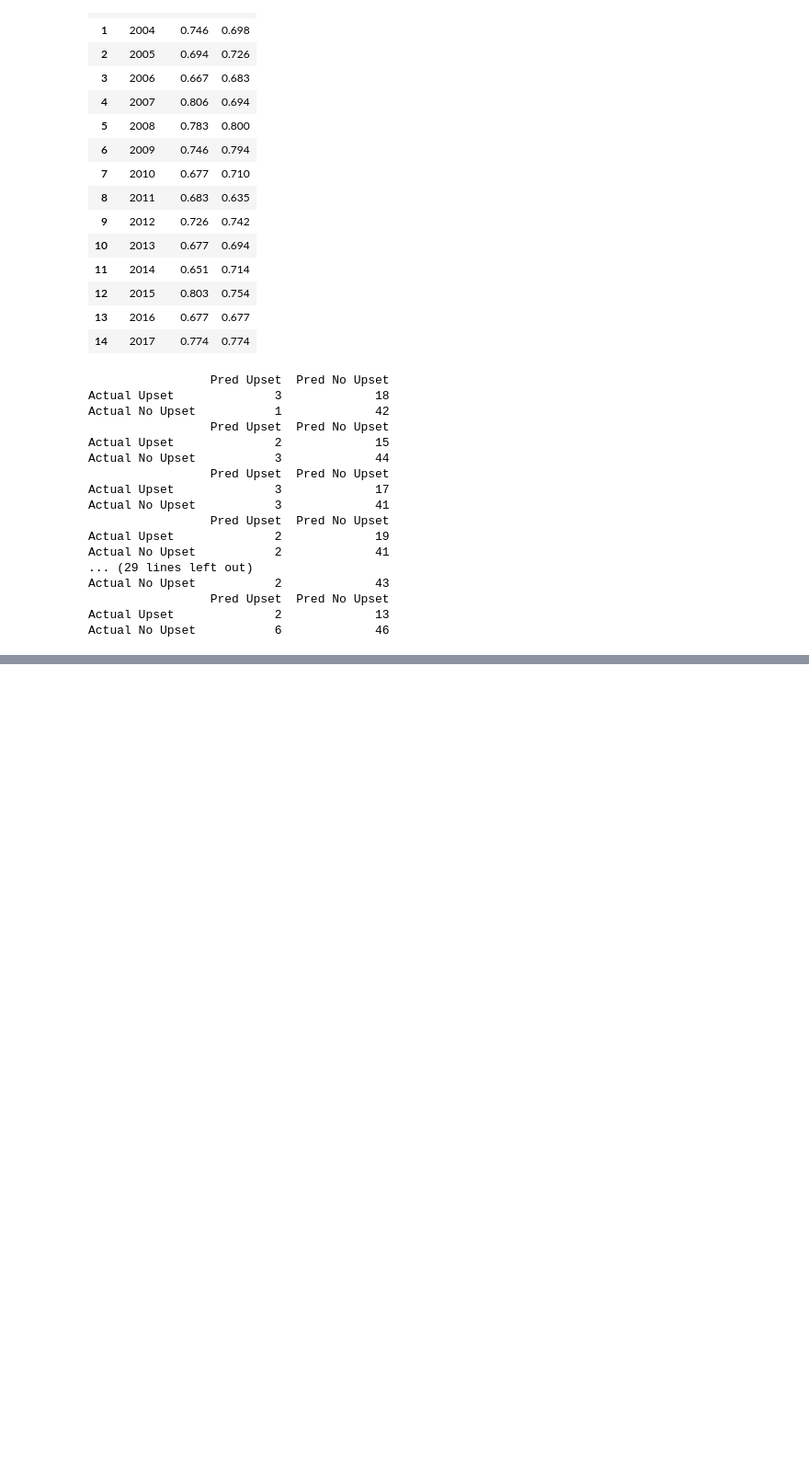
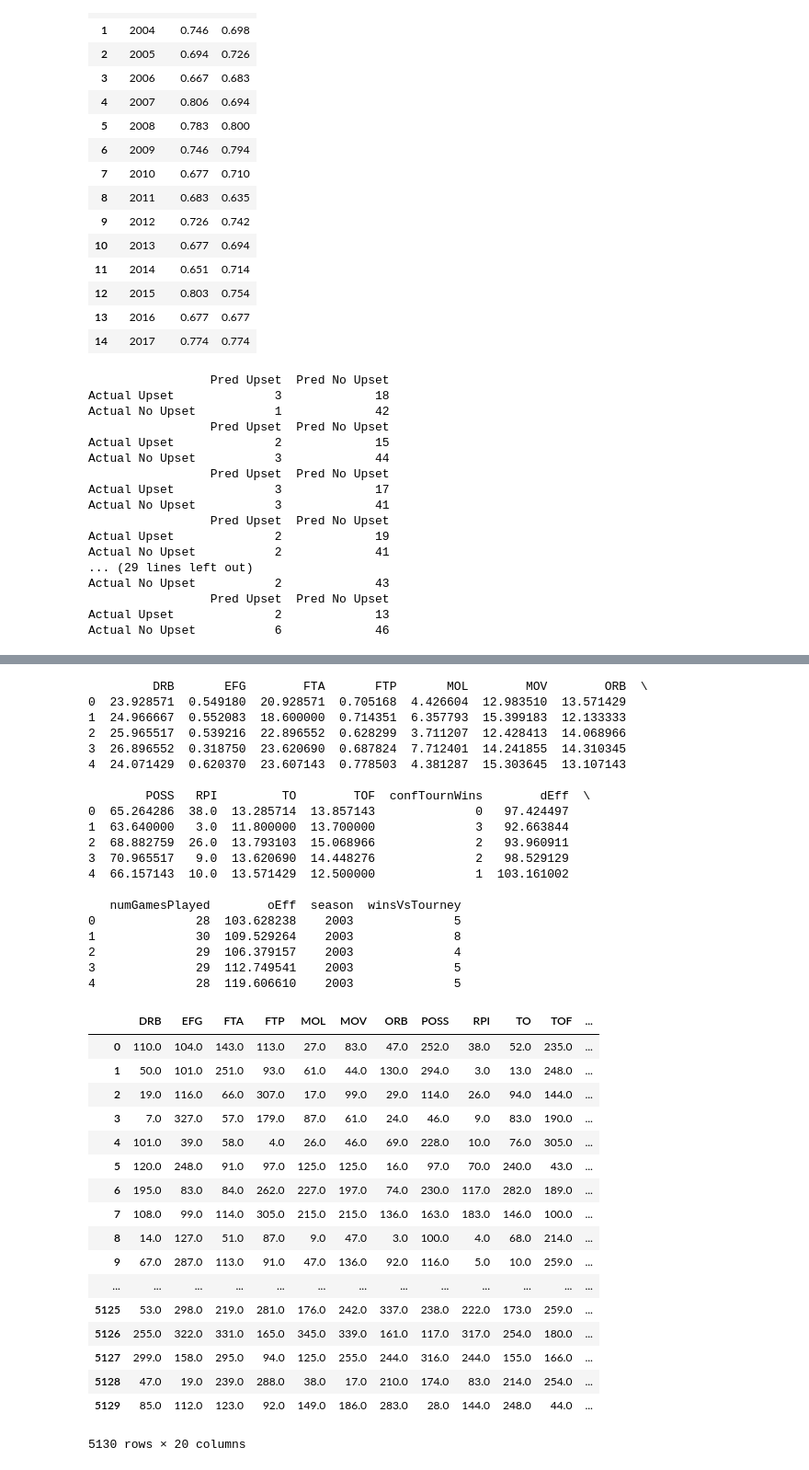
Before and after one commit to dlernz/march_madness, a Jupyter notebook: Predicting March Madness Games using Random Forests.ipynb, the cells around one changed output, grey strips where cells are left out. Shown at 92% size. Cells and saved outputs as stored; diff of their text form; code cells hidden in the pictures; blank space fills up the shorter version.

Commit message:
helper functions for ordinals"

```diff
--- a/Predicting March Madness Games using Random Forests.ipynb
+++ b/Predicting March Madness Games using Random Forests.ipynb
@@ -537,6 +537,40 @@ def getSeasonStats(ncaaTourneyTeams):
         lTeam.RPI = lRPI
         lTeam.updateStats(row, False)
     return teams
+
+def getTeamStats(teams):
+    """
+    Get season stats for each team in a Data Frame. Able to see yearly averages and totals for stored
+    statistical categories in each team object in teams dictionary
+    """
+    allTeamData = []
+    for team in teams:
+        idAndSeason = team.split("_")
+        season = idAndSeason[1]
+        _id = idAndSeason[0]
+        teamData = teams[team].objToDict()
+        teamData['id'] = _id
+        teamData['season'] = season
+        allTeamData.append(teamData)
+    return pd.DataFrame(allTeamData)
+
+def getOrdinals(teamStats):
+    """
+    Get DataFrame where team stats are converted to ordinal rankings, grouped by season
+    Certain categories are ranked where the min of the group is the highest ranking (Ex: RPI)
+    """
+    toReturn = teamStats.copy()
+    copy = toReturn.copy()
+    copy['season'] = copy['season'].astype(int)
+    copy.drop(copy.select_dtypes(['object']), inplace=True, axis=1)
+    new = copy.groupby('season').rank(axis = 1, ascending = False, method = 'min')
+    new.drop(columns=['numGamesPlayed'])
+    copy.update(new)
+    toSwap = ['RPI', 'MOL', 'TO', 'confTournWins', 'dEff', 'winsVsTourney']
+    for item in toSwap:
+        copy[item] = copy.groupby('season')[item].rank(ascending = False, method = 'max')
+    toReturn.update(copy)
+    return toReturn
 
 def populateNCAATourneyTeams():
     """
@@ -615,6 +649,9 @@ def getMatchupData():
         matchups = getMatchups(teamObjs)
         matchups.to_csv("Data/output/matchups.csv", index=False)
         return matchups
+# %%
+ncaaTourneyTeams = populateNCAATourneyTeams()
+teamObjs = getSeasonStats(ncaaTourneyTeams)
 # %%
     matchups = getMatchupData()
     seededMatches = mergeRankings(matchups)
@@ -642,0 +659,43 @@ sortedMatches
+# %%
+teamStats = getTeamStats(teamObjs)
+ordinals = getOrdinals(teamStats)
+ordinals
+# %% [output]
+         DRB       EFG        FTA       FTP       MOL        MOV        ORB  \
+0  23.928571  0.549180  20.928571  0.705168  4.426604  12.983510  13.571429
+1  24.966667  0.552083  18.600000  0.714351  6.357793  15.399183  12.133333
+2  25.965517  0.539216  22.896552  0.628299  3.711207  12.428413  14.068966
+3  26.896552  0.318750  23.620690  0.687824  7.712401  14.241855  14.310345
+4  24.071429  0.620370  23.607143  0.778503  4.381287  15.303645  13.107143
+
+        POSS   RPI         TO        TOF  confTournWins        dEff  \
+0  65.264286  38.0  13.285714  13.857143              0   97.424497
+1  63.640000   3.0  11.800000  13.700000              3   92.663844
+2  68.882759  26.0  13.793103  15.068966              2   93.960911
+3  70.965517   9.0  13.620690  14.448276              2   98.529129
+4  66.157143  10.0  13.571429  12.500000              1  103.161002
+
+   numGamesPlayed        oEff  season  winsVsTourney
+0              28  103.628238    2003              5
+1              30  109.529264    2003              8
+2              29  106.379157    2003              4
+3              29  112.749541    2003              5
+4              28  119.606610    2003              5
+|  | DRB | EFG | FTA | FTP | MOL | MOV | ORB | POSS | RPI | TO | TOF | ... |
+| 0 | 110.0 | 104.0 | 143.0 | 113.0 | 27.0 | 83.0 | 47.0 | 252.0 | 38.0 | 52.0 | 235.0 | ... |
+| 1 | 50.0 | 101.0 | 251.0 | 93.0 | 61.0 | 44.0 | 130.0 | 294.0 | 3.0 | 13.0 | 248.0 | ... |
+| 2 | 19.0 | 116.0 | 66.0 | 307.0 | 17.0 | 99.0 | 29.0 | 114.0 | 26.0 | 94.0 | 144.0 | ... |
+| 3 | 7.0 | 327.0 | 57.0 | 179.0 | 87.0 | 61.0 | 24.0 | 46.0 | 9.0 | 83.0 | 190.0 | ... |
+| 4 | 101.0 | 39.0 | 58.0 | 4.0 | 26.0 | 46.0 | 69.0 | 228.0 | 10.0 | 76.0 | 305.0 | ... |
+| 5 | 120.0 | 248.0 | 91.0 | 97.0 | 125.0 | 125.0 | 16.0 | 97.0 | 70.0 | 240.0 | 43.0 | ... |
+| 6 | 195.0 | 83.0 | 84.0 | 262.0 | 227.0 | 197.0 | 74.0 | 230.0 | 117.0 | 282.0 | 189.0 | ... |
+| 7 | 108.0 | 99.0 | 114.0 | 305.0 | 215.0 | 215.0 | 136.0 | 163.0 | 183.0 | 146.0 | 100.0 | ... |
+| 8 | 14.0 | 127.0 | 51.0 | 87.0 | 9.0 | 47.0 | 3.0 | 100.0 | 4.0 | 68.0 | 214.0 | ... |
+| 9 | 67.0 | 287.0 | 113.0 | 91.0 | 47.0 | 136.0 | 92.0 | 116.0 | 5.0 | 10.0 | 259.0 | ... |
+| ... | ... | ... | ... | ... | ... | ... | ... | ... | ... | ... | ... | ... |
+| 5125 | 53.0 | 298.0 | 219.0 | 281.0 | 176.0 | 242.0 | 337.0 | 238.0 | 222.0 | 173.0 | 259.0 | ... |
+| 5126 | 255.0 | 322.0 | 331.0 | 165.0 | 345.0 | 339.0 | 161.0 | 117.0 | 317.0 | 254.0 | 180.0 | ... |
+| 5127 | 299.0 | 158.0 | 295.0 | 94.0 | 125.0 | 255.0 | 244.0 | 316.0 | 244.0 | 155.0 | 166.0 | ... |
+| 5128 | 47.0 | 19.0 | 239.0 | 288.0 | 38.0 | 17.0 | 210.0 | 174.0 | 83.0 | 214.0 | 254.0 | ... |
+| 5129 | 85.0 | 112.0 | 123.0 | 92.0 | 149.0 | 186.0 | 283.0 | 28.0 | 144.0 | 248.0 | 44.0 | ... |
+5130 rows × 20 columns
```
Also changed, not shown: parts of 1 cell of this notebook.
